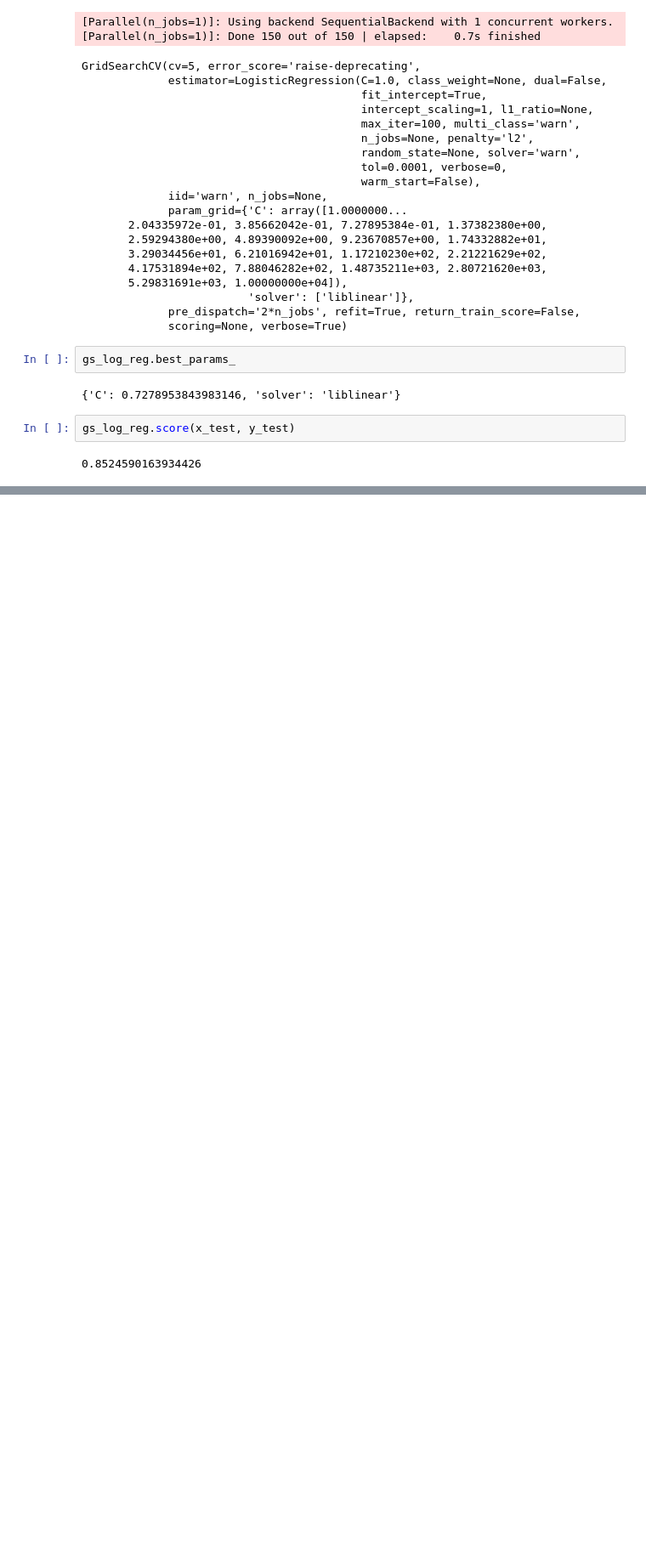
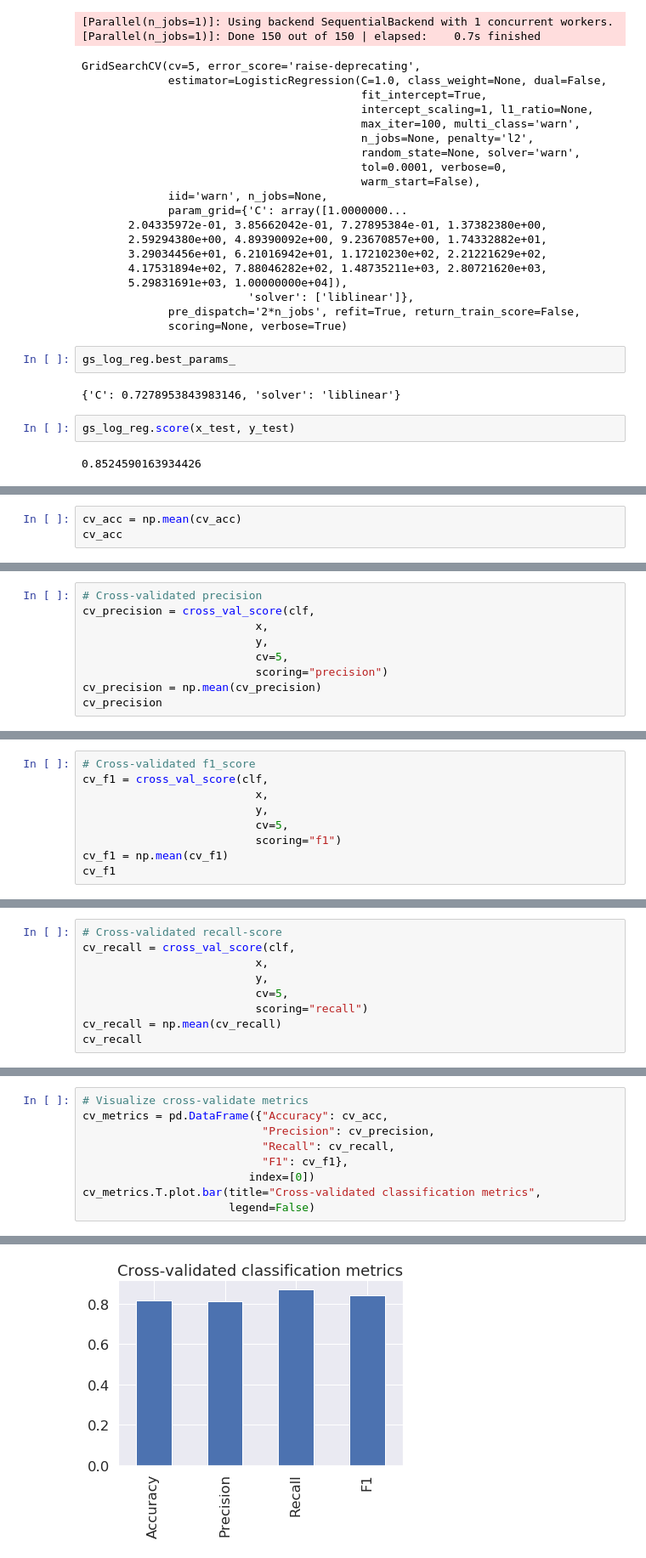
Before and after one commit to basharArif/heart-disease-classification, a Jupyter notebook: heart-disease-classification.ipynb, the cells around one changed output, grey strips where cells are left out. Shown: that part at 85% size. Cells and saved outputs as stored; diff of their text form; blank space fills up the shorter version.

```diff
--- a/heart-disease-classification.ipynb
+++ b/heart-disease-classification.ipynb
@@ -520,0 +600,3 @@ gs_log_reg.score(x_test, y_test)
+# %%
+cv_acc = np.mean(cv_acc)
+cv_acc
@@ -520,0 +605,9 @@ gs_log_reg.score(x_test, y_test)
+# %%
+# Cross-validated precision
+cv_precision = cross_val_score(clf,
+                          x,
+                          y,
+                          cv=5,
+                          scoring="precision")
+cv_precision = np.mean(cv_precision)
+cv_precision
@@ -520,0 +616,9 @@ gs_log_reg.score(x_test, y_test)
+# %%
+# Cross-validated f1_score
+cv_f1 = cross_val_score(clf,
+                          x,
+                          y,
+                          cv=5,
+                          scoring="f1")
+cv_f1 = np.mean(cv_f1)
+cv_f1
@@ -520,0 +627,9 @@ gs_log_reg.score(x_test, y_test)
+# %%
+# Cross-validated recall-score
+cv_recall = cross_val_score(clf,
+                          x,
+                          y,
+                          cv=5,
+                          scoring="recall")
+cv_recall = np.mean(cv_recall)
+cv_recall
@@ -520,0 +638,10 @@ gs_log_reg.score(x_test, y_test)
+# %%
+# Visualize cross-validate metrics
+cv_metrics = pd.DataFrame({"Accuracy": cv_acc,
+                           "Precision": cv_precision,
+                           "Recall": cv_recall,
+                           "F1": cv_f1},
+                         index=[0])
+cv_metrics.T.plot.bar(title="Cross-validated classification metrics",
+                      legend=False)
+# %% [output]
@@ -520,0 +649 @@ gs_log_reg.score(x_test, y_test)
+[figure, added]
```
Also changed, not shown: parts of 17 cells of this notebook.
